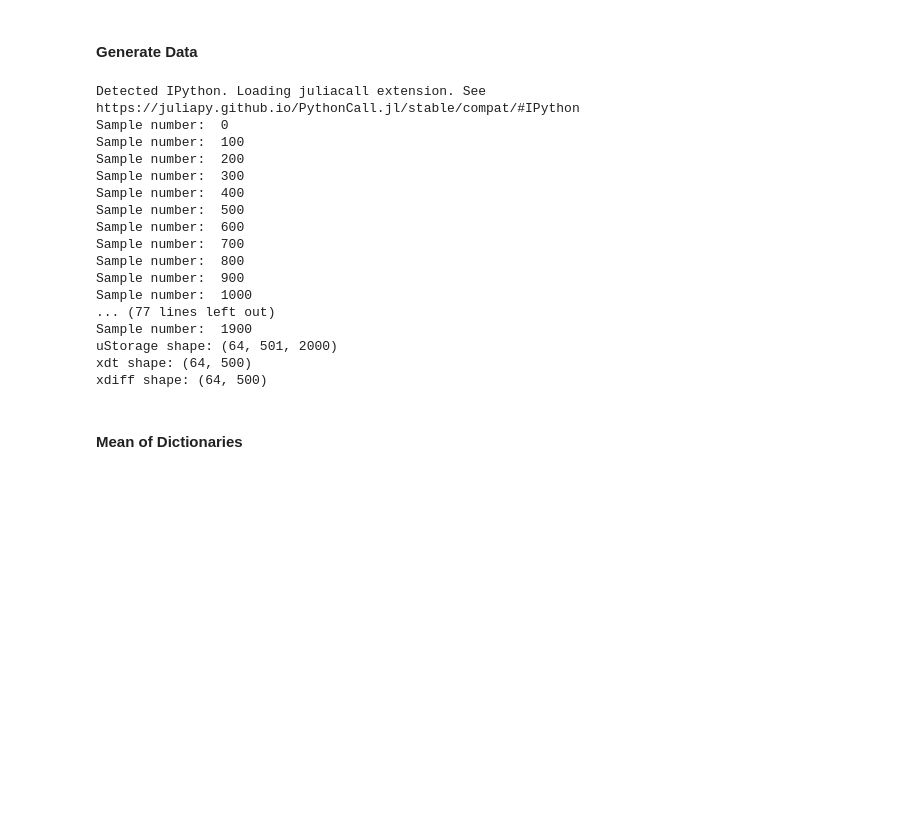
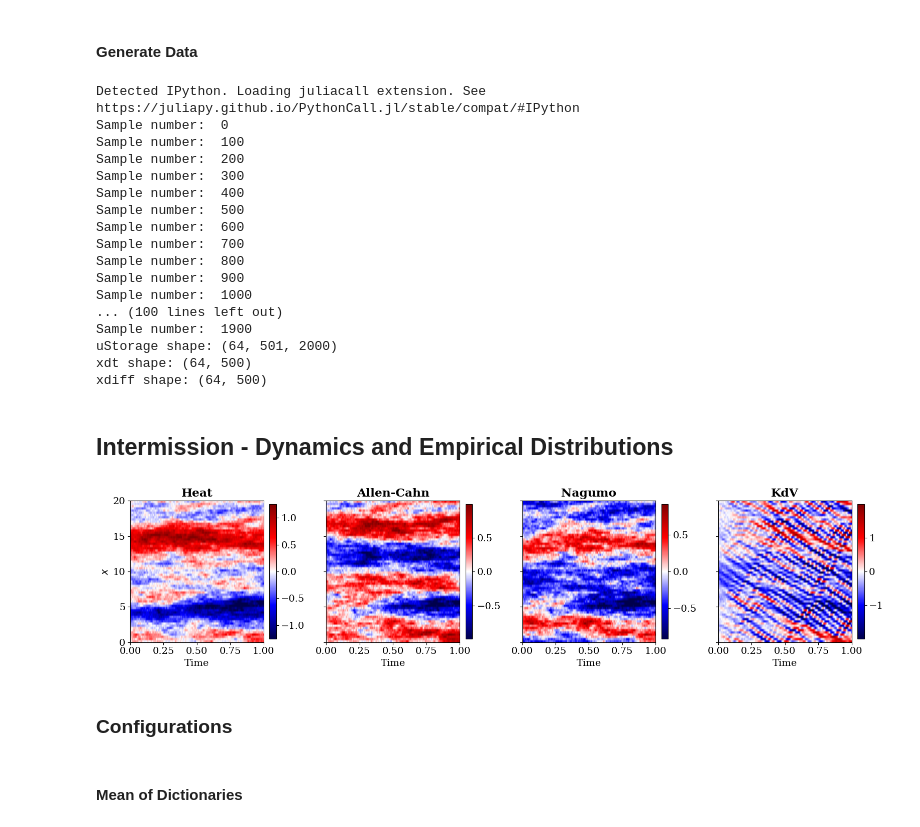
Before and after one commit to rogoson/Stochastic-PDE-Discovery, a Jupyter notebook: MasterNotebook.ipynb, the cells around one changed output. Saved outputs shown, nothing was run; the diff lists cells and outputs as text; code cells hidden in the pictures; blank space fills up the shorter version.

```diff
--- a/MasterNotebook.ipynb
+++ b/MasterNotebook.ipynb
@@ -52,6 +53,17 @@ experimentKeys = {"Heat": HEAT,
 for key, value in experimentKeys.items():
     if value and GENERATE_TRAINING_DATA:
         dg.generateData(key, randomConditions=RANDOM_INITIAL_CONDITIONS)
+
+with open("parameters.yaml") as f:
+    yamlParameters = yaml.safe_load(f)
+
+space = yamlParameters["common"]["x_end"] - yamlParameters["common"]["x_start"]
+timeRange = yamlParameters["common"]["t_end"] - yamlParameters["common"]["t_start"]
+timeSteps = yamlParameters["common"]["timesteps"]
+spacePoints = yamlParameters["common"]["J"]
+isPeriodic = yamlParameters["common"]["periodic"]
+dt = timeRange / timeSteps
+dx = space / spacePoints
 # %% [output]
 Detected IPython. Loading juliacall extension. See https://juliapy.github.io/PythonCall.jl/stable/compat/#IPython
 Sample number:  0
@@ -65,8 +77,48 @@ Sample number:  700
 Sample number:  800
 Sample number:  900
 Sample number:  1000
-... (77 lines left out)
+... (100 lines left out)
 Sample number:  1900
 uStorage shape: (64, 501, 2000)
 xdt shape: (64, 500)
 xdiff shape: (64, 500)
+# %% [markdown]
+## Intermission - Dynamics and Empirical Distributions
+# %%
+sampleIDX = 0
+keys        = ["Heat", "Allen_Cahn", "Nagumo", "KdV"]
+titles      = ["Heat", "Allen-Cahn", "Nagumo", "KdV"]
+
+plt.rcParams["font.family"] = "serif"
+plt.rcParams["font.size"]   = 14
+
+fig, axes = plt.subplots(1, 4, figsize=(16, 4))
+
+for ax, key, title in zip(axes, keys, titles):
+    U = np.load(f"data/{key}_dx_{spacePoints}m_{timeSteps}t.npy")
+    u = U[:, :, sampleIDX]          # shape (64, 501)
+
+    vmax = np.percentile(np.abs(u), 99)
+
+    im = ax.imshow(
+        u,
+        cmap="seismic",
+        aspect="auto",
+        origin="lower",
+        extent=[0, 1, 0, 20],        # time on x-axis, space on y-axis
+        vmin=-vmax,
+        vmax=vmax,
+    )
+    ax.set_title(title, fontweight="bold")
+    ax.set_xlabel("Time")
+    if ax is axes[0]:
+        ax.set_ylabel("$x$")
+    else:
+        ax.set_yticklabels([])
+    plt.colorbar(im, ax=ax, fraction=0.046, pad=0.04)
+
+plt.tight_layout()
+plt.savefig("worthwhileImages/dynamics_comparison.pdf", dpi=300, bbox_inches="tight")
+plt.show()
+# %% [output]
+[figure, added]
@@ -72,0 +156,2 @@ xdiff shape: (64, 500)
+# %% [markdown]
+### Configurations
```
Also changed, not shown: parts of 30 cells of this notebook, 22 other files.
